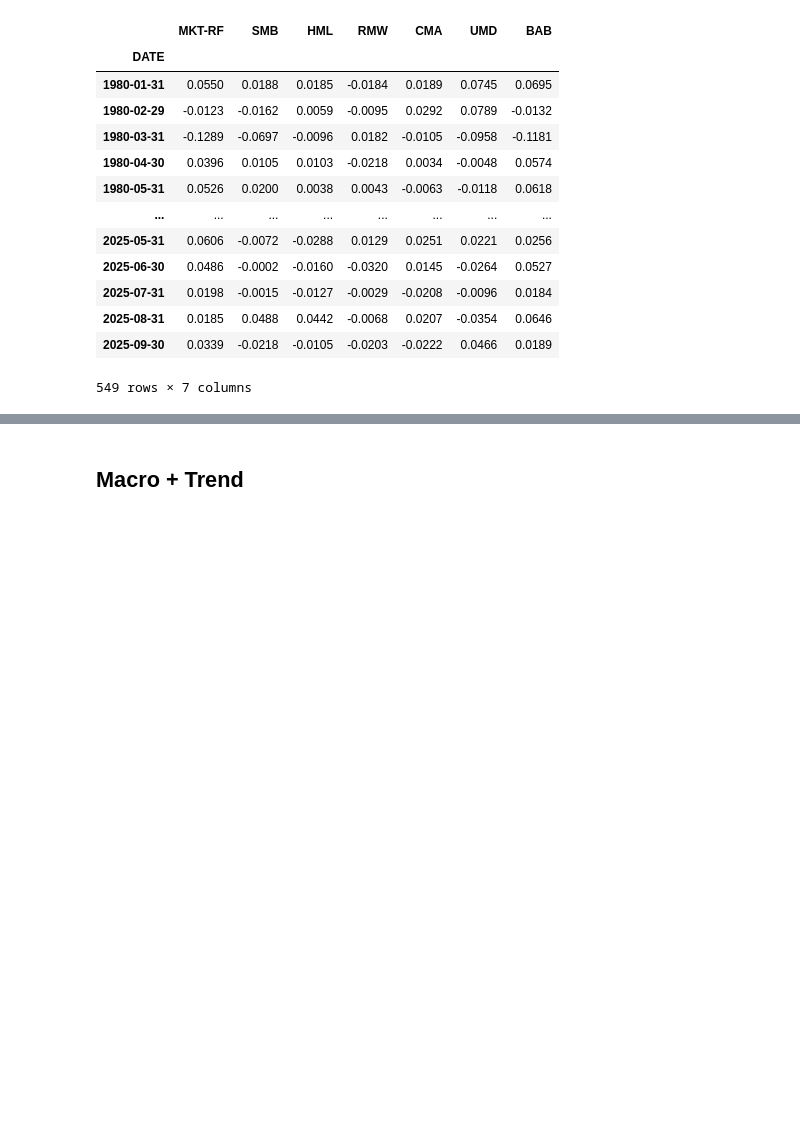
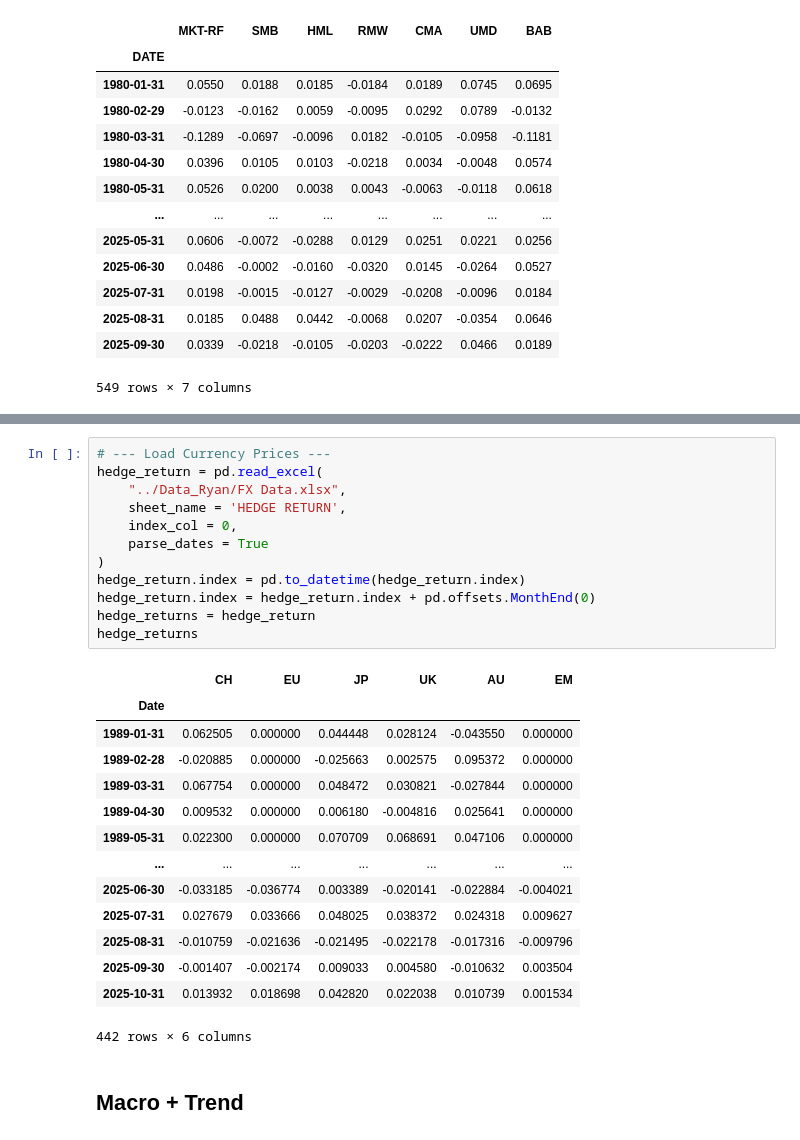
Before and after one commit to DanUZH/PMP_December_8, a Jupyter notebook: Code/Combined_Portfolio.ipynb, the cells around one changed output, grey strips where cells are left out. Cells and saved outputs as stored; diff of their text form; blank space fills up the shorter version.

```diff
--- a/Code/Combined_Portfolio.ipynb
+++ b/Code/Combined_Portfolio.ipynb
@@ -324,3 +436,30 @@ famafrench_data
+# %%
+# --- Load Currency Prices ---
+hedge_return = pd.read_excel(
+    "../Data_Ryan/FX Data.xlsx",
+    sheet_name = 'HEDGE RETURN',
+    index_col = 0,
+    parse_dates = True
+)
+hedge_return.index = pd.to_datetime(hedge_return.index)
+hedge_return.index = hedge_return.index + pd.offsets.MonthEnd(0)
+hedge_returns = hedge_return
+hedge_returns
+# %% [output]
+|  | CH | EU | JP | UK | AU | EM |
+| Date |  |  |  |  |  |  |
+| 1989-01-31 | 0.062505 | 0.000000 | 0.044448 | 0.028124 | -0.043550 | 0.000000 |
+| 1989-02-28 | -0.020885 | 0.000000 | -0.025663 | 0.002575 | 0.095372 | 0.000000 |
+| 1989-03-31 | 0.067754 | 0.000000 | 0.048472 | 0.030821 | -0.027844 | 0.000000 |
+| 1989-04-30 | 0.009532 | 0.000000 | 0.006180 | -0.004816 | 0.025641 | 0.000000 |
+| 1989-05-31 | 0.022300 | 0.000000 | 0.070709 | 0.068691 | 0.047106 | 0.000000 |
+| ... | ... | ... | ... | ... | ... | ... |
+| 2025-06-30 | -0.033185 | -0.036774 | 0.003389 | -0.020141 | -0.022884 | -0.004021 |
+| 2025-07-31 | 0.027679 | 0.033666 | 0.048025 | 0.038372 | 0.024318 | 0.009627 |
+| 2025-08-31 | -0.010759 | -0.021636 | -0.021495 | -0.022178 | -0.017316 | -0.009796 |
+| 2025-09-30 | -0.001407 | -0.002174 | 0.009033 | 0.004580 | -0.010632 | 0.003504 |
+| 2025-10-31 | 0.013932 | 0.018698 | 0.042820 | 0.022038 | 0.010739 | 0.001534 |
+442 rows × 6 columns
 # %% [markdown]
 ## Macro + Trend
 # %% [markdown]
```
Also changed, not shown: parts of 12 cells of this notebook, 2 other files.
